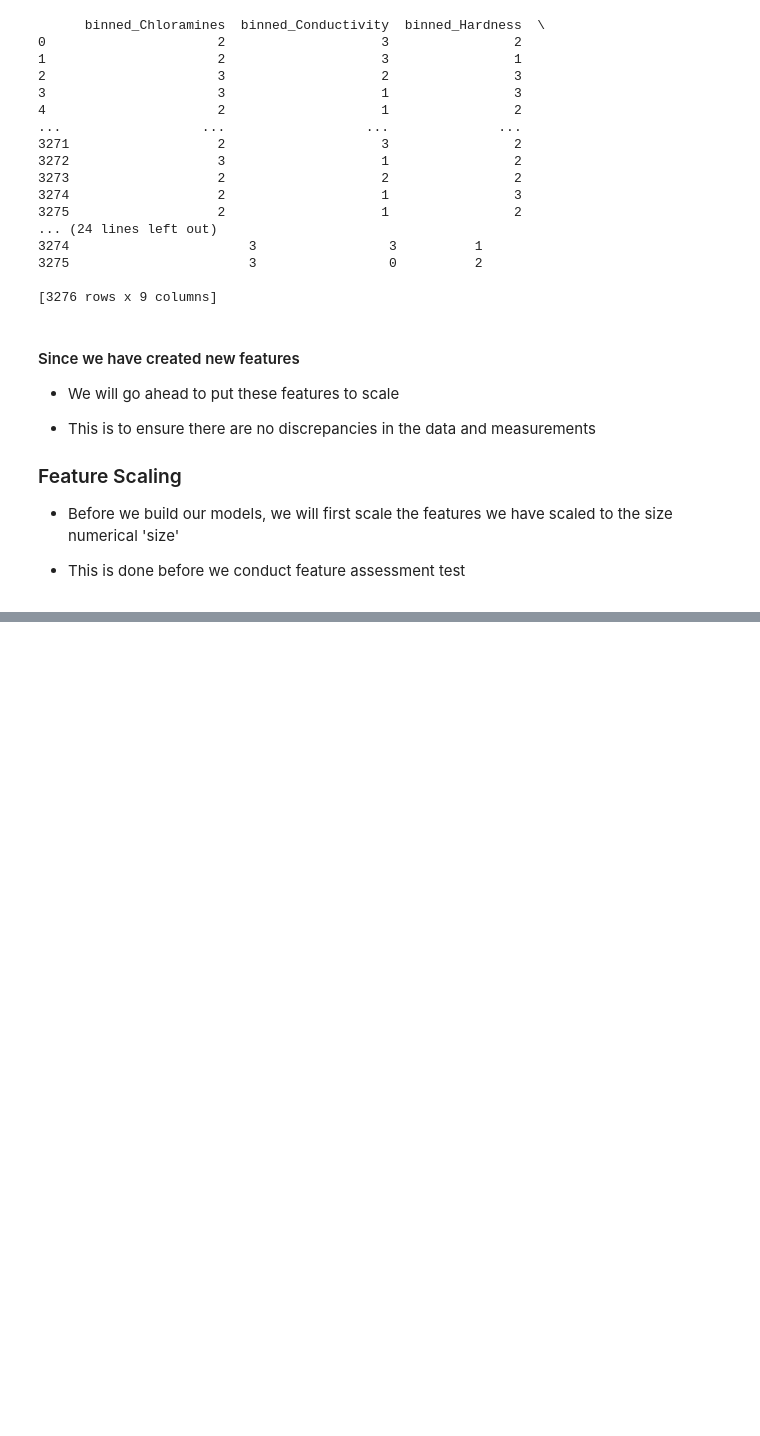
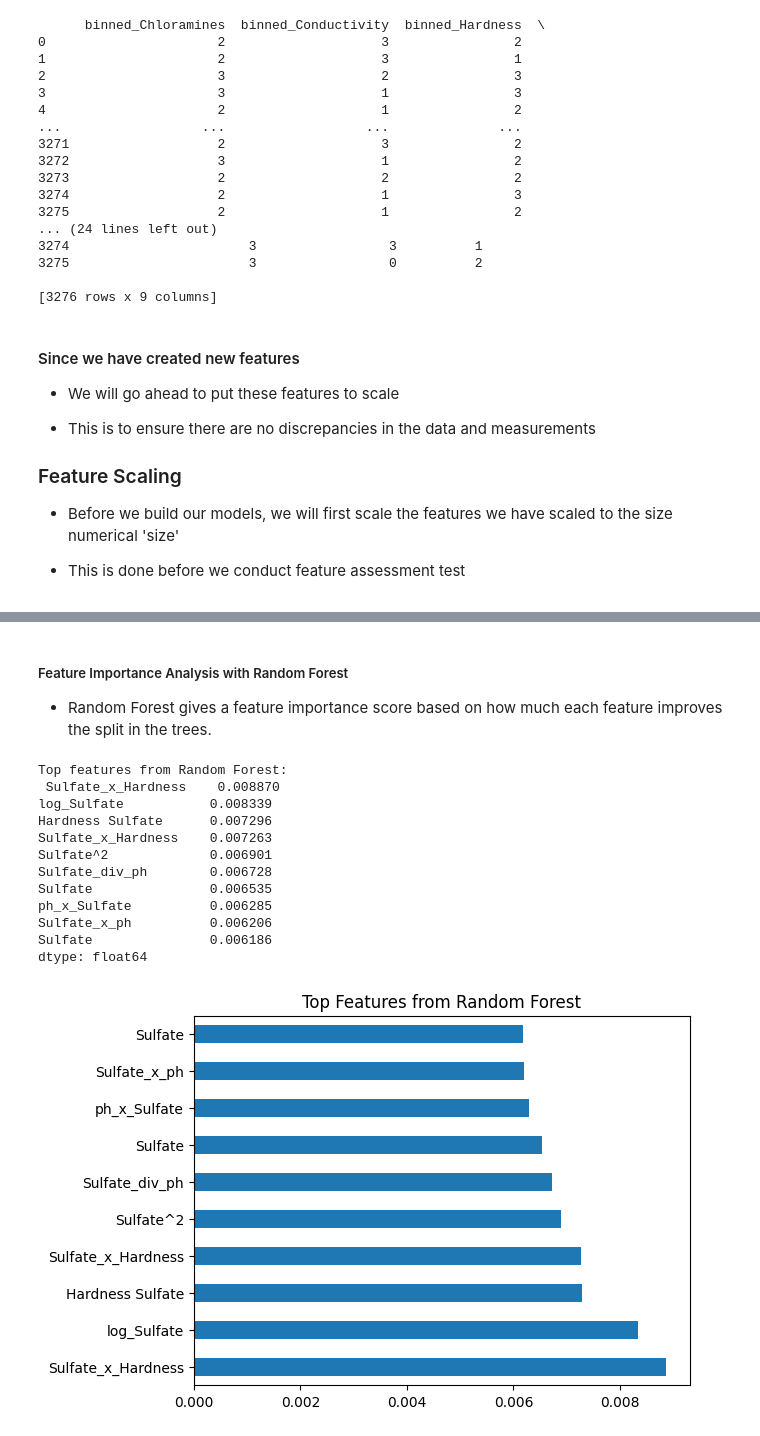
Before and after one commit to GeoSomtochukwu/WaterPotability, a Jupyter notebook: WP.ipynb, the cells around one changed output, grey strips where cells are left out. Cells and saved outputs as stored; diff of their text form; code cells hidden in the pictures; blank space fills up the shorter version.

```diff
--- a/WP.ipynb
+++ b/WP.ipynb
@@ -643,0 +489,38 @@ scaled_features = scaler.fit_transform(WaterData[columns])
+# %% [markdown]
+##### Feature Importance Analysis with Random Forest
+
+* Random Forest gives a feature importance score based on how much each feature improves the split in the trees.
+# %%
+rf_model = RandomForestClassifier(random_state=42)
+rf_model.fit(X_train_scaled, y_train)
+
+# Get feature importances
+rf_importance = pd.Series(rf_model.feature_importances_, index=X_train.columns)
+
+# Set a threshold (e.g., 0.05)
+importance_threshold = 0.05
+important_features = rf_importance[rf_importance > importance_threshold].index
+
+# Filter your dataset to keep only important features
+X_train_filtered = X_train_scaled[important_features]
+
+
+# Display and plot feature importance from Random Forest
+print("Top features from Random Forest:\n", rf_importance.sort_values(ascending=False).head(10))
+rf_importance.sort_values(ascending=False).head(10).plot(kind='barh')
+plt.title('Top Features from Random Forest')
+plt.show()
+# %% [output]
+Top features from Random Forest:
+ Sulfate_x_Hardness    0.008870
+log_Sulfate           0.008339
+Hardness Sulfate      0.007296
+Sulfate_x_Hardness    0.007263
+Sulfate^2             0.006901
+Sulfate_div_ph        0.006728
+Sulfate               0.006535
+ph_x_Sulfate          0.006285
+Sulfate_x_ph          0.006206
+Sulfate               0.006186
+dtype: float64
+[figure, added]
```
Also changed, not shown: parts of 33 cells of this notebook.
